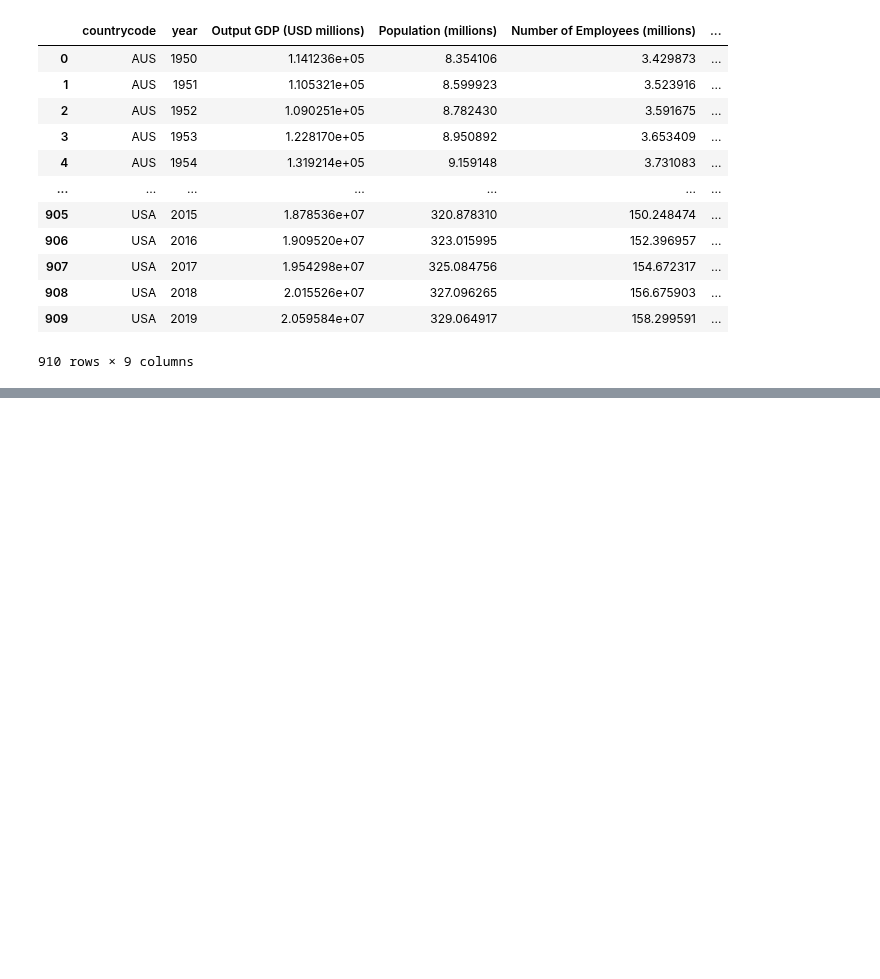
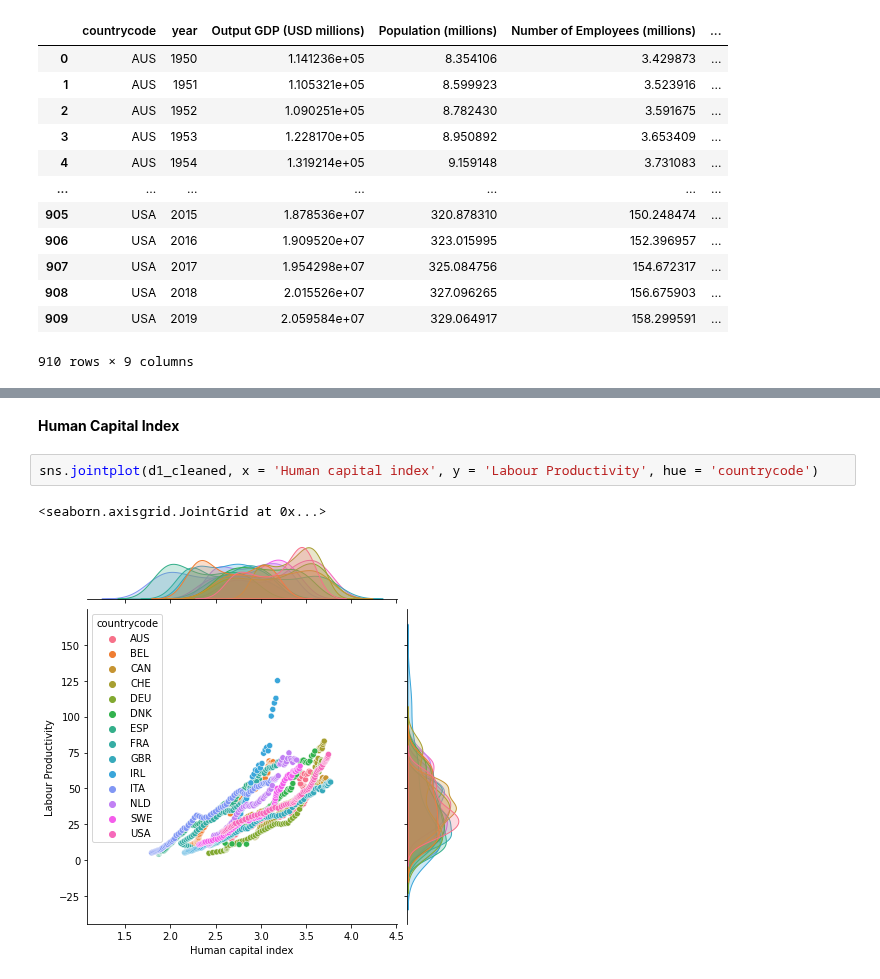
Before and after one commit to ubco-W2022T1-cosc301/project-group17, a Jupyter notebook: notebooks/analysis3.ipynb, the cells around one changed output, grey strips where cells are left out. Cells and saved outputs as stored; diff of their text form; blank space fills up the shorter version.

```diff
--- a/notebooks/analysis3.ipynb
+++ b/notebooks/analysis3.ipynb
@@ -488,0 +414,7 @@ clean
+# %% [markdown]
+**Human Capital Index**
+# %%
+sns.jointplot(d1_cleaned, x = 'Human capital index', y = 'Labour Productivity', hue = 'countrycode')
+# %% [output]
+<seaborn.axisgrid.JointGrid at 0x...>
+[figure, added]
```
Also changed, not shown: parts of 68 cells of this notebook, 4 other files.
